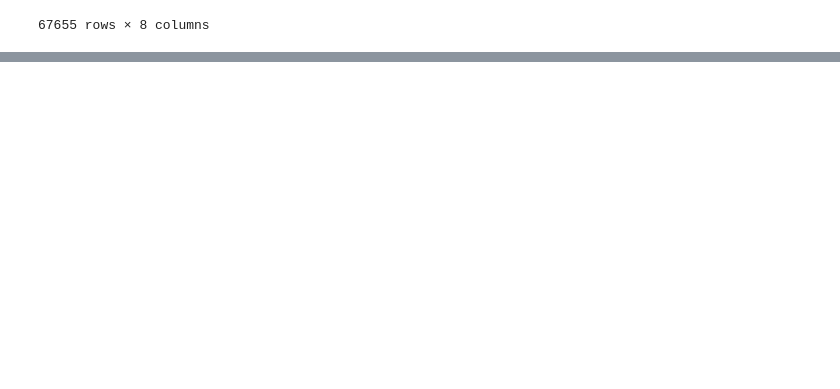
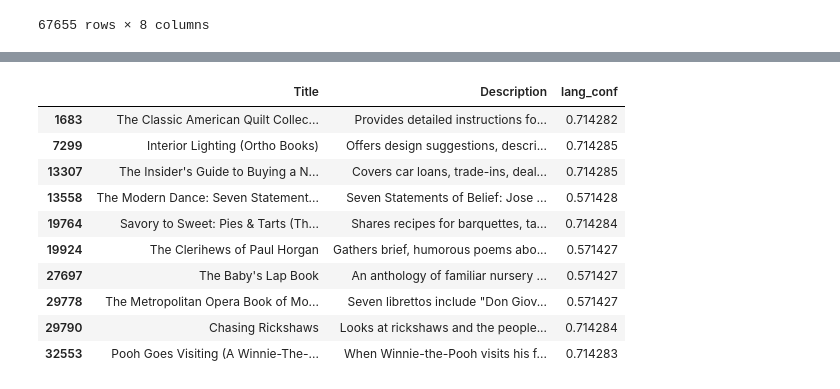
Before and after one commit to marvalkrystof/Book-Recommender-System, a Jupyter notebook: data_processing/data_preprocess.ipynb, the cells around one changed output, grey strips where cells are left out. Drawn from its saved outputs; the diff is of its cells as text; code cells hidden in the pictures; blank space fills up the shorter version.

```diff
--- a/data_processing/data_preprocess.ipynb
+++ b/data_processing/data_preprocess.ipynb
@@ -128,3 +128,5 @@ data_df.to_csv("../data/processed_data.csv", index=False)
 | 67653 | The Essentials of Spanish (REA's ... | [Mouat, Ricardo Gutierrez] | REA’s Essentials provide quick an... | [Foreign Language Study, Spanish] | Research & Education Association | 5.29 | January | ... |
 | 67654 | Your First Puppy (Your First Series) | [Carpentier, Marcel] | An introduction to the proper car... | [Pets, Dogs, General] | Tfh Pubns Inc | 4.99 | November | ... |
 67655 rows × 8 columns
+# %%
+data_df = pd.read_csv("/content/processed_data.csv")
@@ -130,0 +246,28 @@ data_df.to_csv("../data/processed_data.csv", index=False)
+# %%
+def detect_language(text):
+    """
+    Returns (lang, prob) for a given text or (None, None) if detection fails.
+    """
+    if not isinstance(text, str) or not text.strip():
+        return None, None
+
+    # Very short texts tend to give random results
+    if len(text) < 20:
+        return None, None
+
+    try:
+        # detect_langs returns a list
+        langs = detect_langs(text)
+        top = langs[0]
+        lang = top.lang
+        prob = top.prob
+        return lang, prob
+    except LangDetectException:
+        return None, None
+# %%
+data_lang = data_df.copy()
+# %%
+# Detection of language
+data_lang[['lang', 'lang_conf']] = data_lang['Description'].progress_apply(
+    lambda x: pd.Series(detect_language(x))
+)
@@ -130,0 +423,17 @@ data_df.to_csv("../data/processed_data.csv", index=False)
+# %%
+# Low confidence en texts
+suspicious_en = data_lang[(data_lang['lang'] == 'en') & (data_lang['lang_conf'] < 0.8)]
+suspicious_en[['Title', 'Description', 'lang_conf']].head(10)
+#no change needed
+# %% [output]
+|  | Title | Description | lang_conf |
+| 1683 | The Classic American Quilt Collec... | Provides detailed instructions fo... | 0.714282 |
+| 7299 | Interior Lighting (Ortho Books) | Offers design suggestions, descri... | 0.714285 |
+| 13307 | The Insider's Guide to Buying a N... | Covers car loans, trade-ins, deal... | 0.714285 |
+| 13558 | The Modern Dance: Seven Statement... | Seven Statements of Belief: Jose ... | 0.571428 |
+| 19764 | Savory to Sweet: Pies & Tarts (Th... | Shares recipes for barquettes, ta... | 0.714284 |
+| 19924 | The Clerihews of Paul Horgan | Gathers brief, humorous poems abo... | 0.571427 |
+| 27697 | The Baby's Lap Book | An anthology of familiar nursery ... | 0.571427 |
+| 29778 | The Metropolitan Opera Book of Mo... | Seven librettos include "Don Giov... | 0.571427 |
+| 29790 | Chasing Rickshaws | Looks at rickshaws and the people... | 0.714284 |
+| 32553 | Pooh Goes Visiting (A Winnie-The-... | When Winnie-the-Pooh visits his f... | 0.714283 |
```
Also changed, not shown: parts of 13 cells of this notebook, 1 other file.
